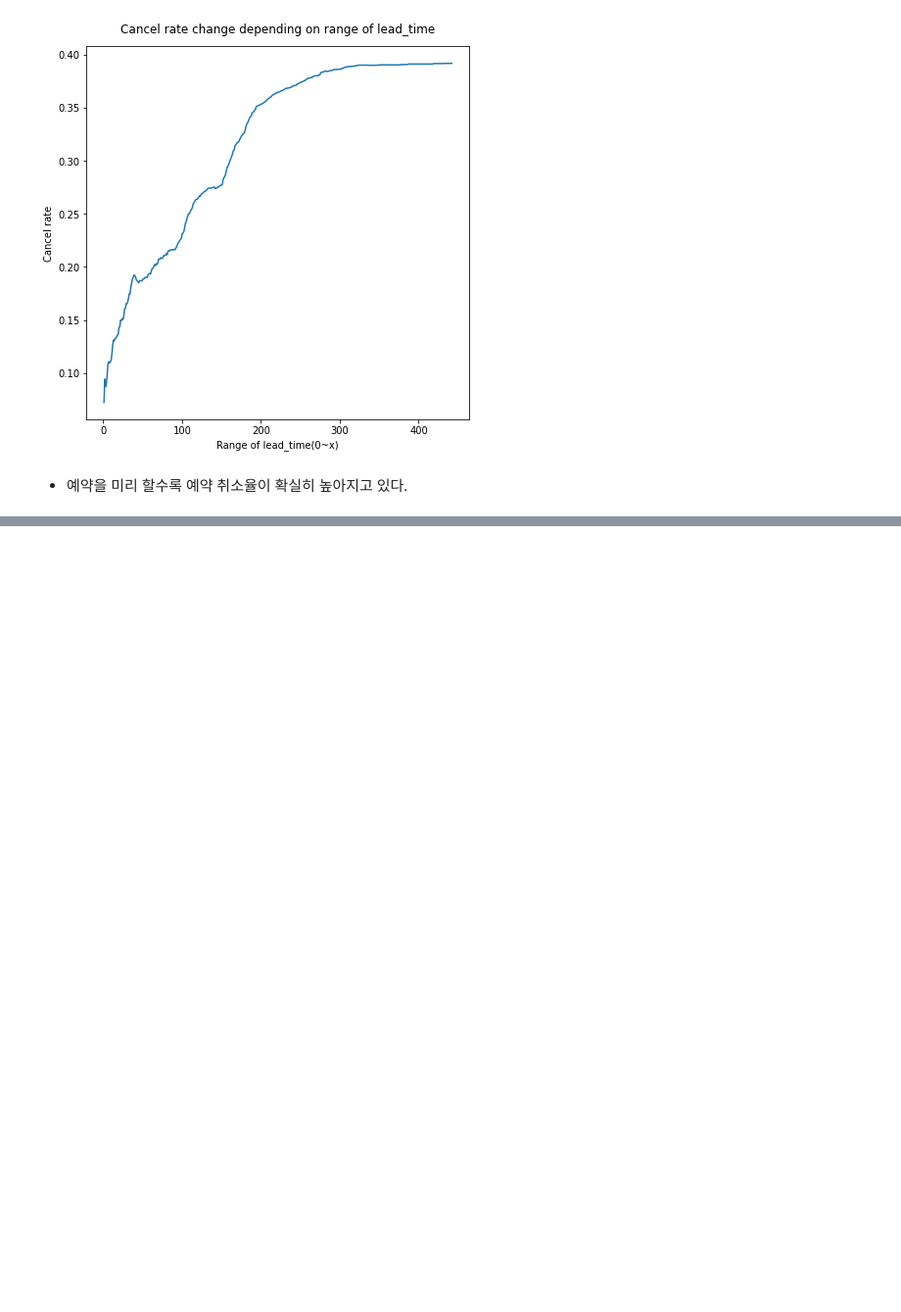
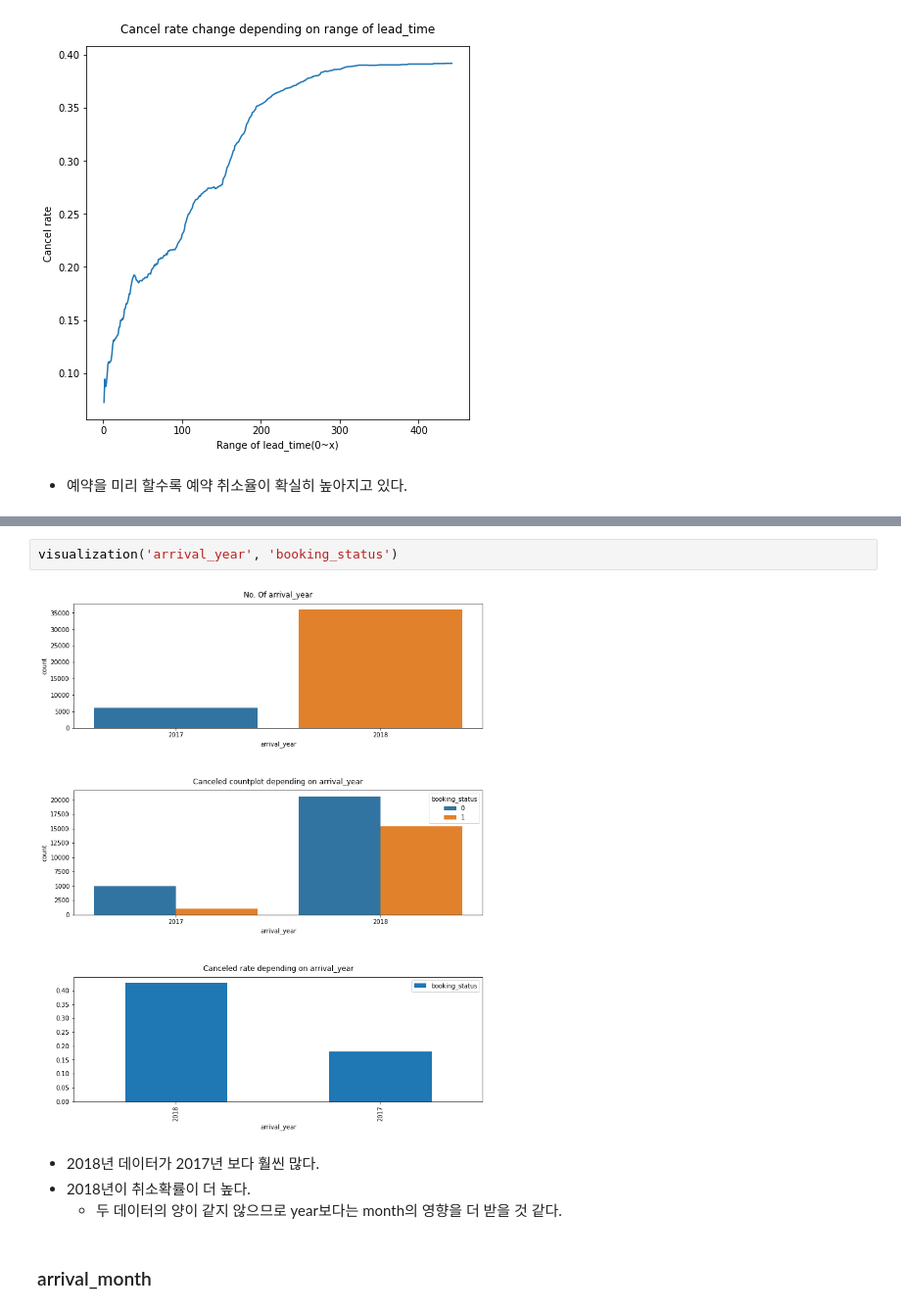
Before and after one commit to JaeHong-Park987/Kaggle, a Jupyter notebook: Playground Series/Season3/Episode 7.ipynb, the cells around one changed output, grey strips where cells are left out. Shown at 98% size. Saved outputs shown, nothing was run; the diff lists cells and outputs as text; blank space fills up the shorter version.

```diff
--- a/Playground Series/Season3/Episode 7.ipynb
+++ b/Playground Series/Season3/Episode 7.ipynb
@@ -1367,0 +769,10 @@ plt.show()
+# %%
+visualization('arrival_year', 'booking_status')
+# %% [output]
+[figure, added]
+# %% [markdown]
+* 2018년 데이터가 2017년 보다 훨씬 많다.
+* 2018년이 취소확률이 더 높다.
+    * 두 데이터의 양이 같지 않으므로 year보다는 month의 영향을 더 받을 것 같다.
+# %% [markdown]
+### arrival_month
```
Also changed, not shown: parts of 182 cells of this notebook.
